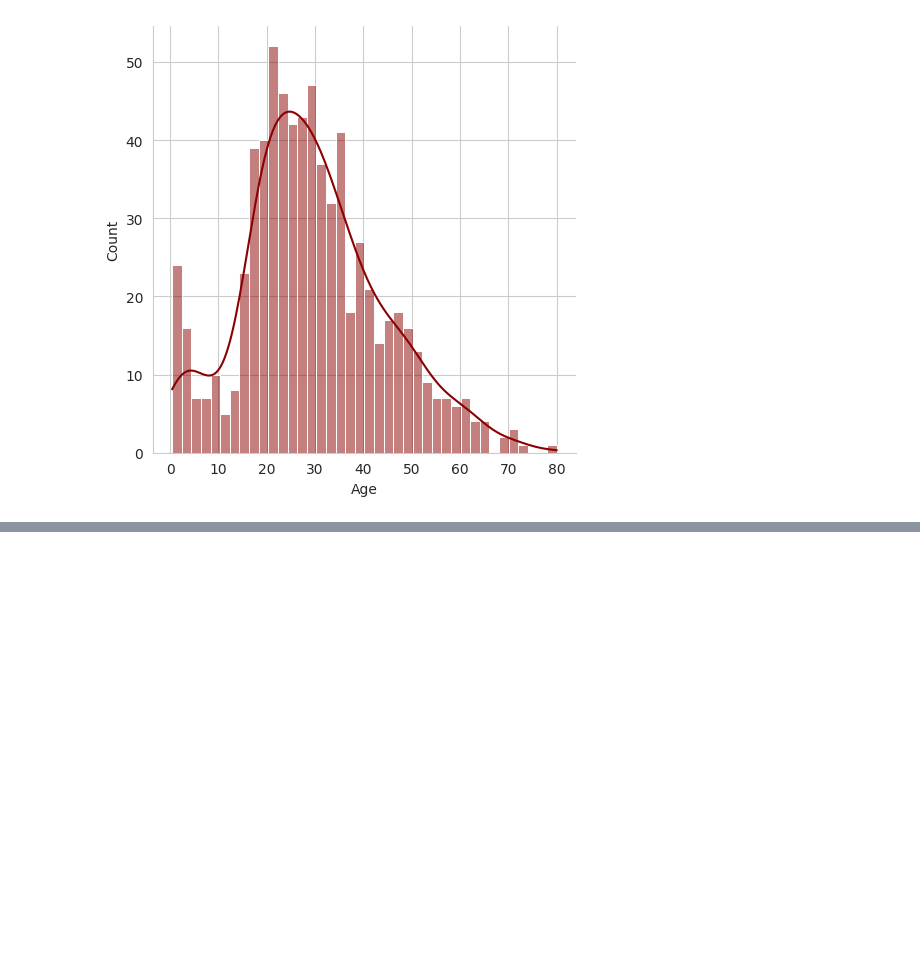
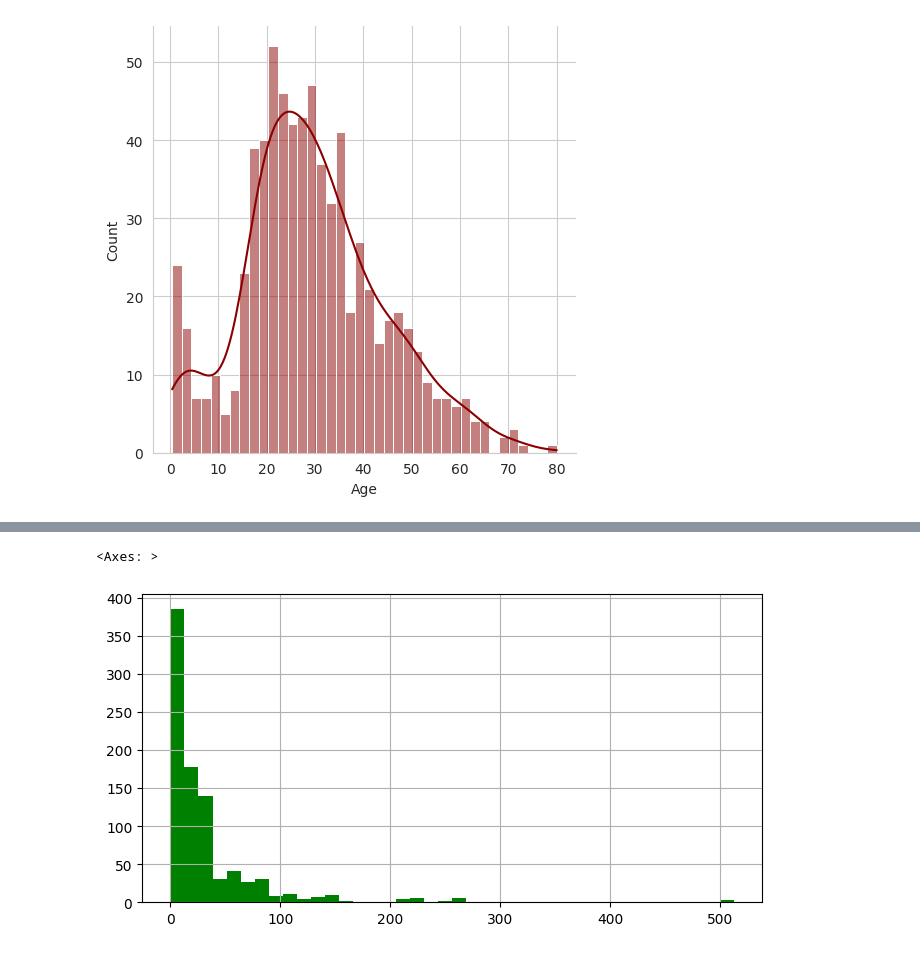
Before and after one commit to anilpatelia/kaggle_prjects, a Jupyter notebook: EDA.ipynb, the cells around one changed output, grey strips where cells are left out. Drawn from its saved outputs; the diff is of its cells as text; code cells hidden in the pictures; blank space fills up the shorter version.

```diff
--- a/EDA.ipynb
+++ b/EDA.ipynb
@@ -61,0 +67,5 @@ sns.displot(train['Age'].dropna(), kde=True, color='darkred', bins=40)
+# %%
+train['Fare'].hist(color='green', bins=40, figsize=(8, 4))
+# %% [output]
+<Axes: >
+[figure, added]
```
Also changed, not shown: parts of 19 cells of this notebook.
